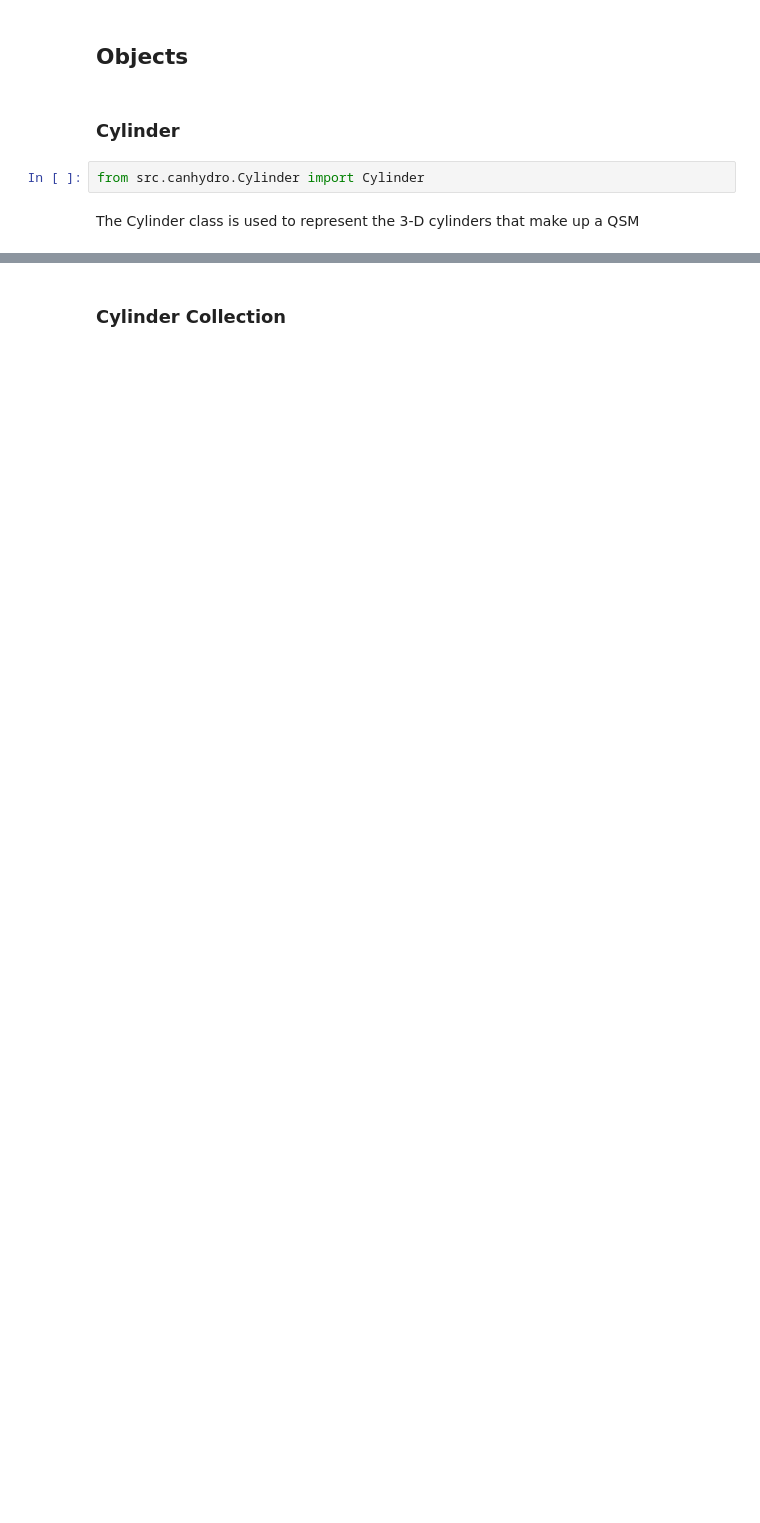
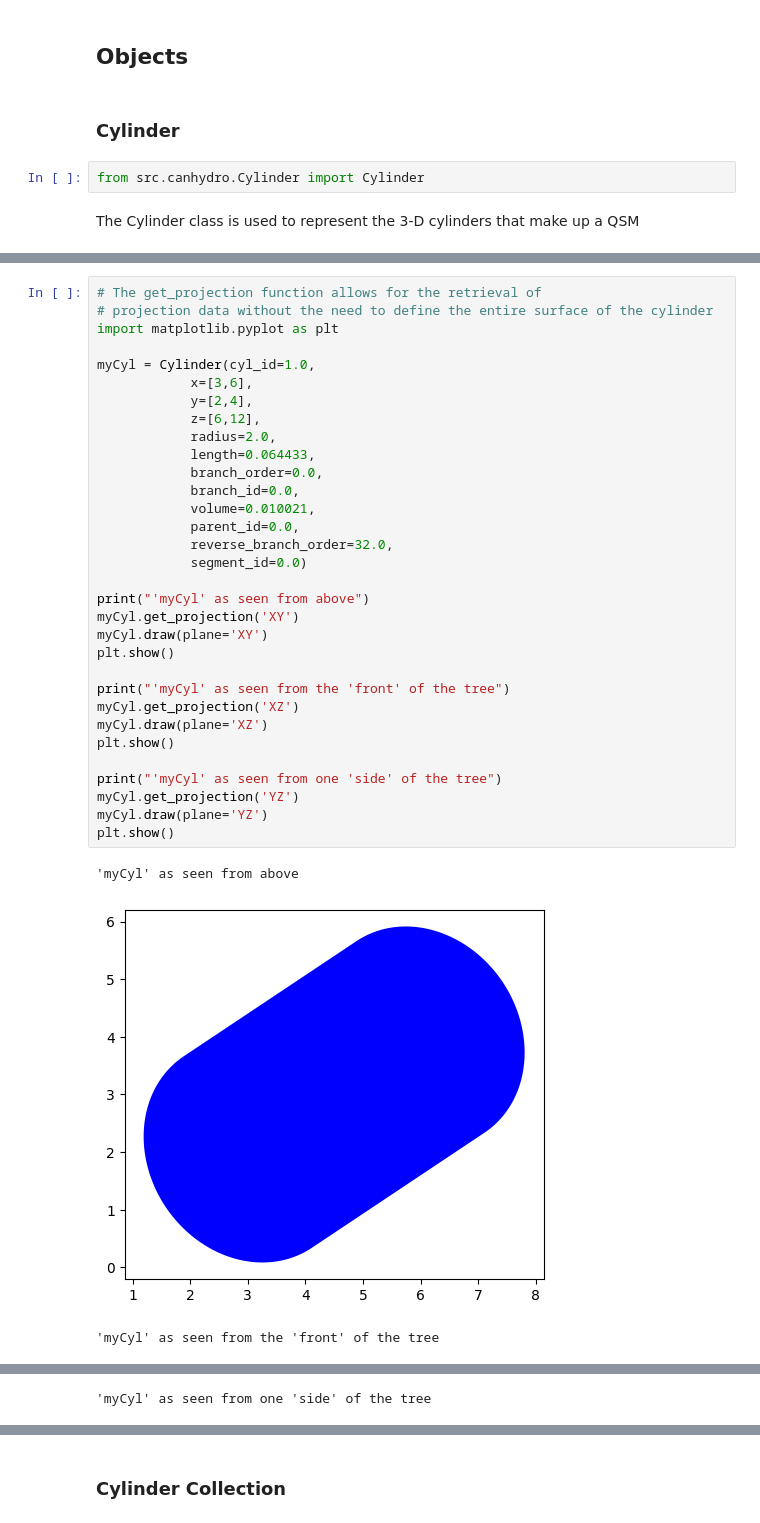
Before and after one commit to wischmcj/canopyHydrodynamics, a Jupyter notebook: examples/notebooks/tutorial.ipynb, the cells around one changed output, grey strips where cells are left out. Cells and saved outputs as stored; diff of their text form; blank space fills up the shorter version.

```diff
--- a/examples/notebooks/tutorial.ipynb
+++ b/examples/notebooks/tutorial.ipynb
@@ -40,0 +75,36 @@ Ultimately, the above functionality is used to calculate statistics regarding co
+# %%
+# The get_projection function allows for the retrieval of
+# projection data without the need to define the entire surface of the cylinder
+import matplotlib.pyplot as plt
+
+myCyl = Cylinder(cyl_id=1.0,
+            x=[3,6],
+            y=[2,4],
+            z=[6,12],
+            radius=2.0,
+            length=0.064433,
+            branch_order=0.0,
+            branch_id=0.0,
+            volume=0.010021,
+            parent_id=0.0,
+            reverse_branch_order=32.0,
+            segment_id=0.0)
+
+print("'myCyl' as seen from above")
+myCyl.get_projection('XY')
+myCyl.draw(plane='XY')
+plt.show()
+
+print("'myCyl' as seen from the 'front' of the tree")
+myCyl.get_projection('XZ')
+myCyl.draw(plane='XZ')
+plt.show()
+
+print("'myCyl' as seen from one 'side' of the tree")
+myCyl.get_projection('YZ')
+myCyl.draw(plane='YZ')
+plt.show()
+# %% [output]
+'myCyl' as seen from above
+[figure, added]
+'myCyl' as seen from the 'front' of the tree
@@ -40,0 +112 @@ Ultimately, the above functionality is used to calculate statistics regarding co
+'myCyl' as seen from one 'side' of the tree
```
Also changed, not shown: parts of 15 cells of this notebook, 5 other files.
